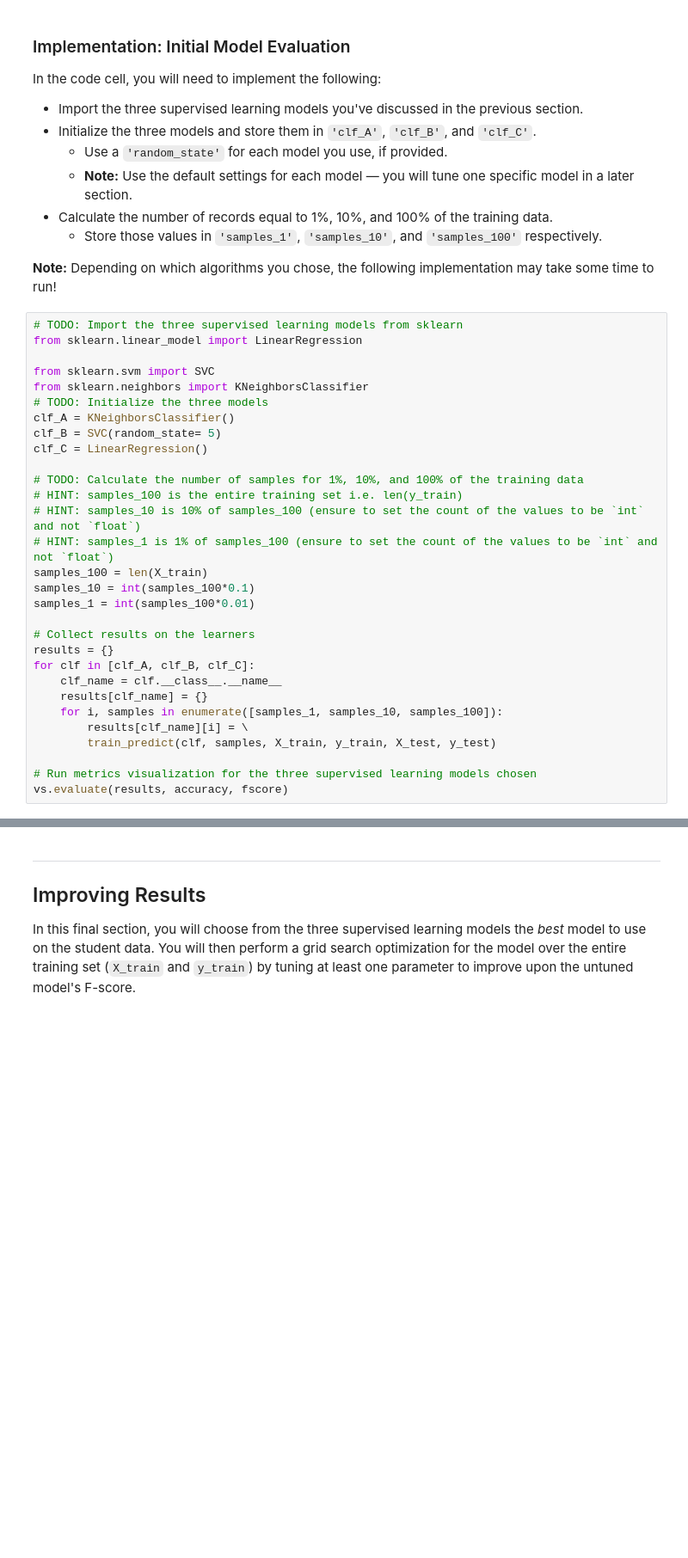
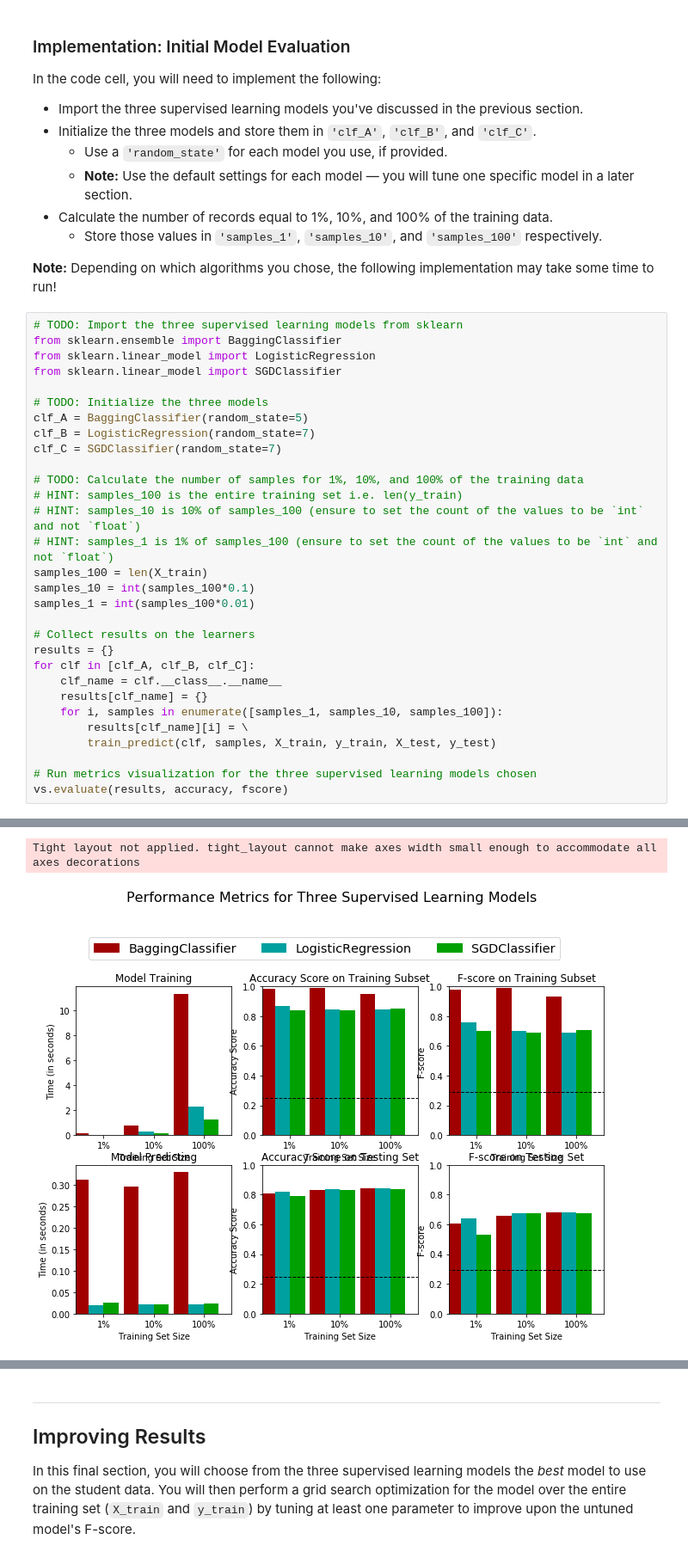
Before and after one commit to MahmoudHousam/Finding-Donors-for-ChartiyML, a Jupyter notebook: finding_donors.ipynb, the cells around one changed output, grey strips where cells are left out. Shown at 86% size. Drawn from its saved outputs; the diff is of its cells as text; blank space fills up the shorter version.

```diff
--- a/finding_donors.ipynb
+++ b/finding_donors.ipynb
@@ -485,14 +497,14 @@ In the code cell, you will need to implement the following:
 **Note:** Depending on which algorithms you chose, the following implementation may take some time to run!
 # %%
 # TODO: Import the three supervised learning models from sklearn
-from sklearn.linear_model import LinearRegression
+from sklearn.ensemble import BaggingClassifier
+from sklearn.linear_model import LogisticRegression
+from sklearn.linear_model import SGDClassifier
 
-from sklearn.svm import SVC
-from sklearn.neighbors import KNeighborsClassifier
 # TODO: Initialize the three models
-clf_A = KNeighborsClassifier()
-clf_B = SVC(random_state= 5)
-clf_C = LinearRegression()
+clf_A = BaggingClassifier(random_state=5)
+clf_B = LogisticRegression(random_state=7)
+clf_C = SGDClassifier(random_state=7)
 
 # TODO: Calculate the number of samples for 1%, 10%, and 100% of the training data
 # HINT: samples_100 is the entire training set i.e. len(y_train)
@@ -520,0 +545,2 @@ ValueError: The number of classes has to be greater than one; got 1 class
+Tight layout not applied. tight_layout cannot make axes width small enough to accommodate all axes decorations
+[figure, added]
```
Also changed, not shown: parts of 38 cells of this notebook.
